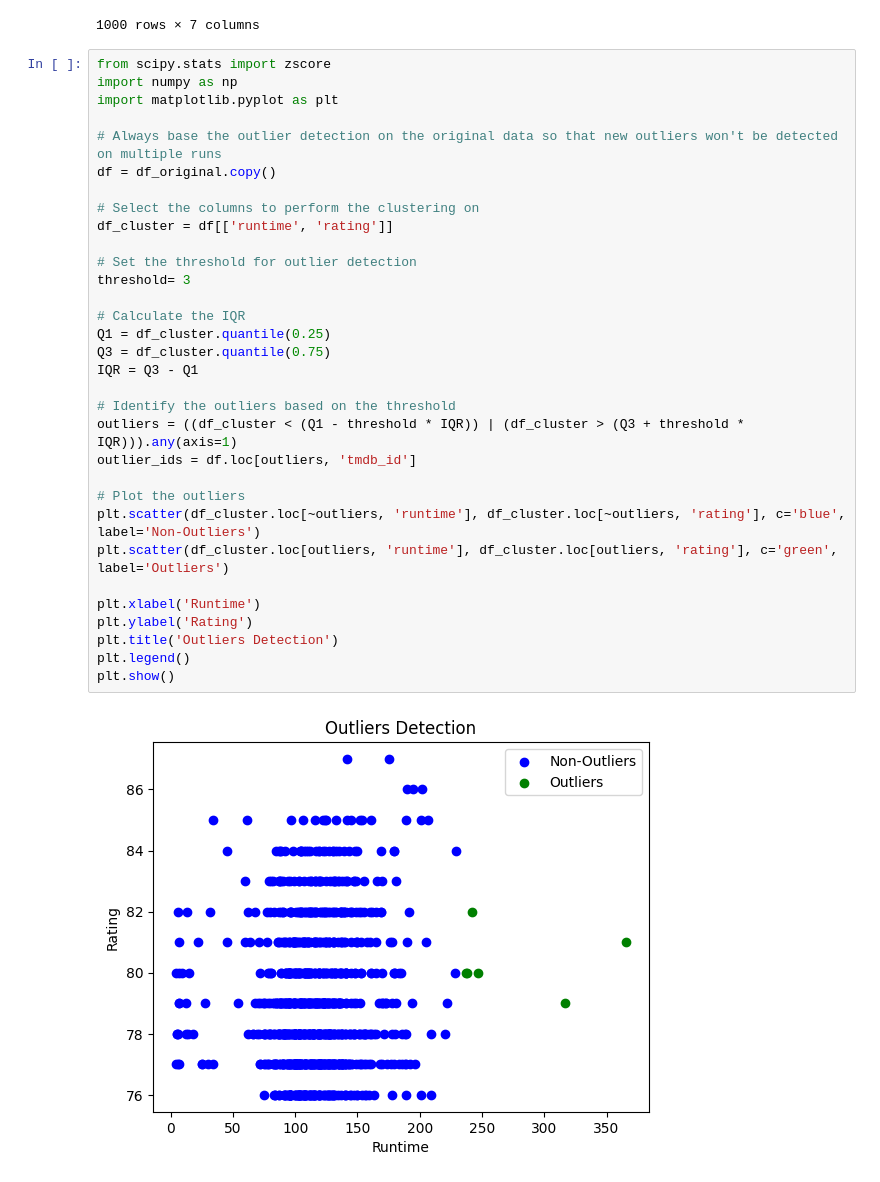
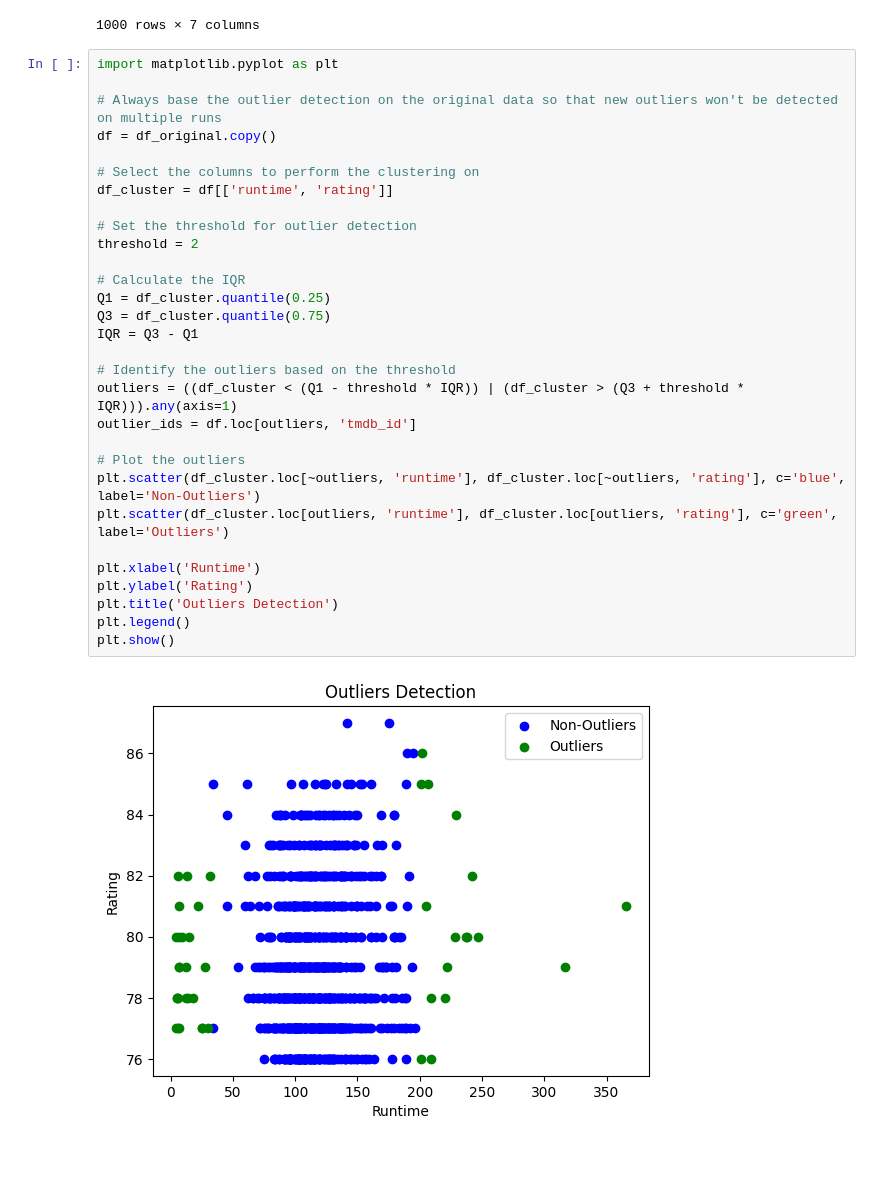
Before and after one commit to sebdanielsson/jupyter-notebooks, a Jupyter notebook: gik2km/project/clustering.ipynb, the cells around one changed output. Saved outputs shown, nothing was run; the diff lists cells and outputs as text.

```diff
--- a/gik2km/project/clustering.ipynb
+++ b/gik2km/project/clustering.ipynb
@@ -22,39 +22,37 @@ df_original
 | 999 | 64 | Talk to Her | 2002 | 112 | 76 | [Leonor Watling, Rosario Flores, ... | [Drama, Romance] |
 1000 rows × 7 columns
 # %%
-from scipy.stats import zscore
-import numpy as np
 import matplotlib.pyplot as plt
 
 # Always base the outlier detection on the original data so that new outliers won't be detected on multiple runs
 df = df_original.copy()
 
 # Select the columns to perform the clustering on
 df_cluster = df[['runtime', 'rating']]
 
 # Set the threshold for outlier detection
-threshold= 3
+threshold = 2
 
 # Calculate the IQR
 Q1 = df_cluster.quantile(0.25)
 Q3 = df_cluster.quantile(0.75)
 IQR = Q3 - Q1
 
 # Identify the outliers based on the threshold
 outliers = ((df_cluster < (Q1 - threshold * IQR)) | (df_cluster > (Q3 + threshold * IQR))).any(axis=1)
 outlier_ids = df.loc[outliers, 'tmdb_id']
 
 # Plot the outliers
 plt.scatter(df_cluster.loc[~outliers, 'runtime'], df_cluster.loc[~outliers, 'rating'], c='blue', label='Non-Outliers')
 plt.scatter(df_cluster.loc[outliers, 'runtime'], df_cluster.loc[outliers, 'rating'], c='green', label='Outliers')
 
 plt.xlabel('Runtime')
 plt.ylabel('Rating')
 plt.title('Outliers Detection')
 plt.legend()
 plt.show()
 # %% [output]
-[figure, old version]
+[figure, new version]
 # %%
 # Drop the rows with outlier IDs
 df = df[~df['tmdb_id'].isin(outlier_ids)].reset_index(drop=True)
```
Also changed, not shown: parts of 14 cells of this notebook.
